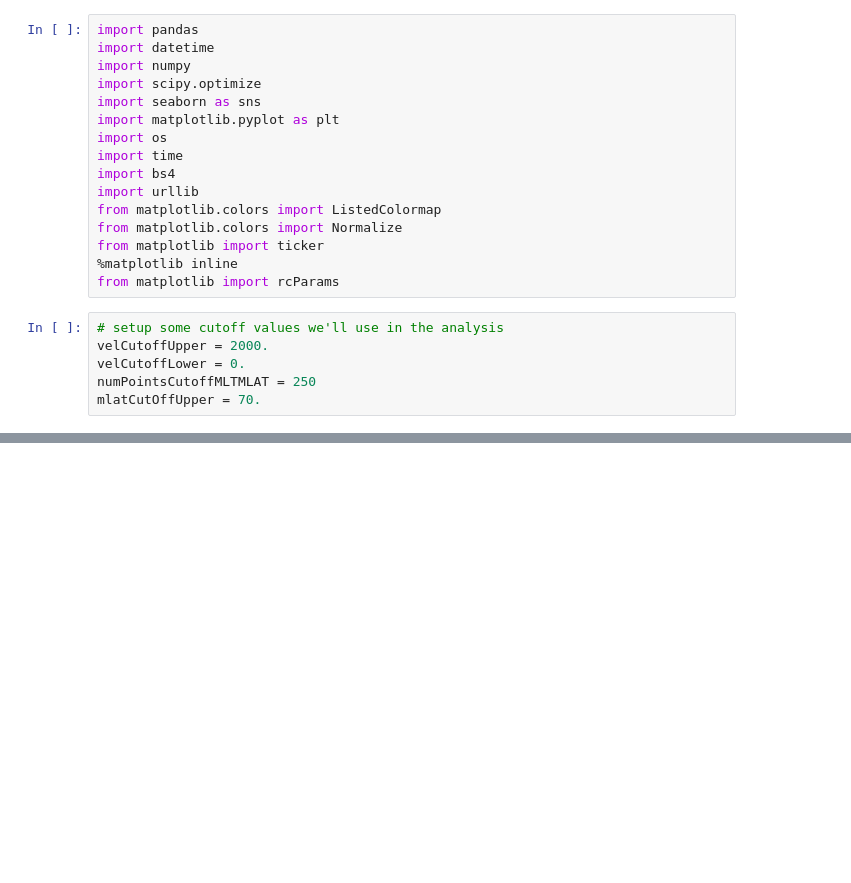
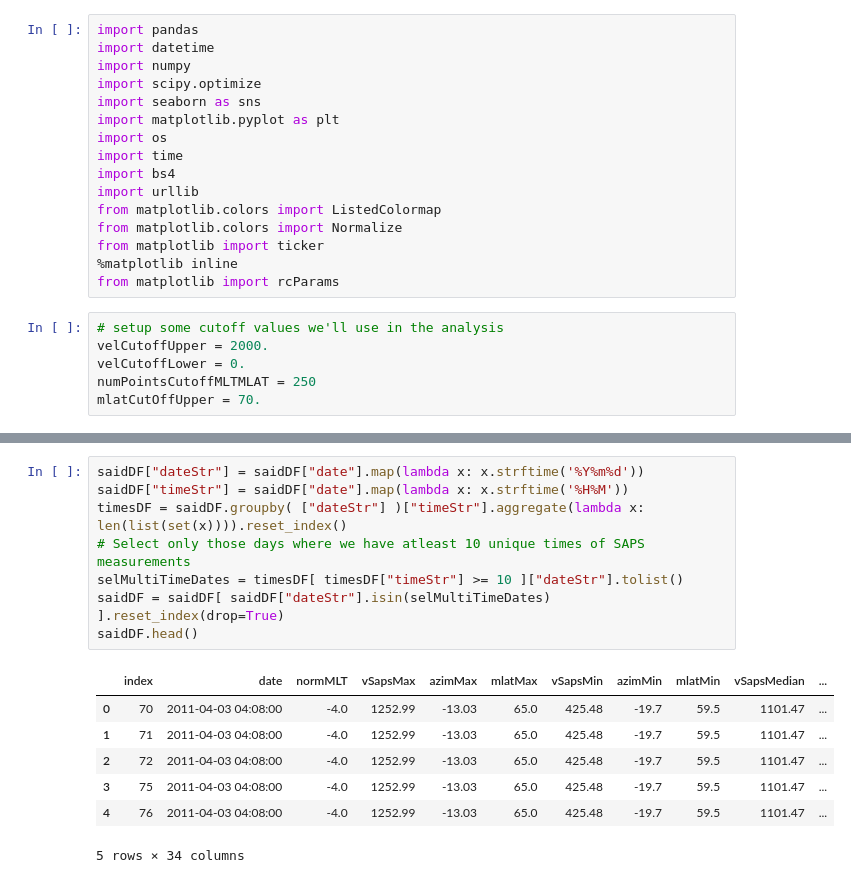
Before and after one commit to bharatreddy/vel-analys, a Jupyter notebook: ipy/said.ipynb, the cells around one changed output, grey strips where cells are left out. Saved outputs shown, nothing was run; the diff lists cells and outputs as text; blank space fills up the shorter version.

```diff
--- a/ipy/said.ipynb
+++ b/ipy/said.ipynb
@@ -99,0 +141,16 @@ sapsDF[selCols].head()
+# %%
+saidDF["dateStr"] = saidDF["date"].map(lambda x: x.strftime('%Y%m%d'))
+saidDF["timeStr"] = saidDF["date"].map(lambda x: x.strftime('%H%M'))
+timesDF = saidDF.groupby( ["dateStr"] )["timeStr"].aggregate(lambda x: len(list(set(x)))).reset_index()
+# Select only those days where we have atleast 10 unique times of SAPS measurements
+selMultiTimeDates = timesDF[ timesDF["timeStr"] >= 10 ]["dateStr"].tolist()
+saidDF = saidDF[ saidDF["dateStr"].isin(selMultiTimeDates) ].reset_index(drop=True)
+saidDF.head()
+# %% [output]
+|  | index | date | normMLT | vSapsMax | azimMax | mlatMax | vSapsMin | azimMin | mlatMin | vSapsMedian | ... |
+| 0 | 70 | 2011-04-03 04:08:00 | -4.0 | 1252.99 | -13.03 | 65.0 | 425.48 | -19.7 | 59.5 | 1101.47 | ... |
+| 1 | 71 | 2011-04-03 04:08:00 | -4.0 | 1252.99 | -13.03 | 65.0 | 425.48 | -19.7 | 59.5 | 1101.47 | ... |
+| 2 | 72 | 2011-04-03 04:08:00 | -4.0 | 1252.99 | -13.03 | 65.0 | 425.48 | -19.7 | 59.5 | 1101.47 | ... |
+| 3 | 75 | 2011-04-03 04:08:00 | -4.0 | 1252.99 | -13.03 | 65.0 | 425.48 | -19.7 | 59.5 | 1101.47 | ... |
+| 4 | 76 | 2011-04-03 04:08:00 | -4.0 | 1252.99 | -13.03 | 65.0 | 425.48 | -19.7 | 59.5 | 1101.47 | ... |
+5 rows × 34 columns
```
Also changed, not shown: parts of 6 cells of this notebook.
